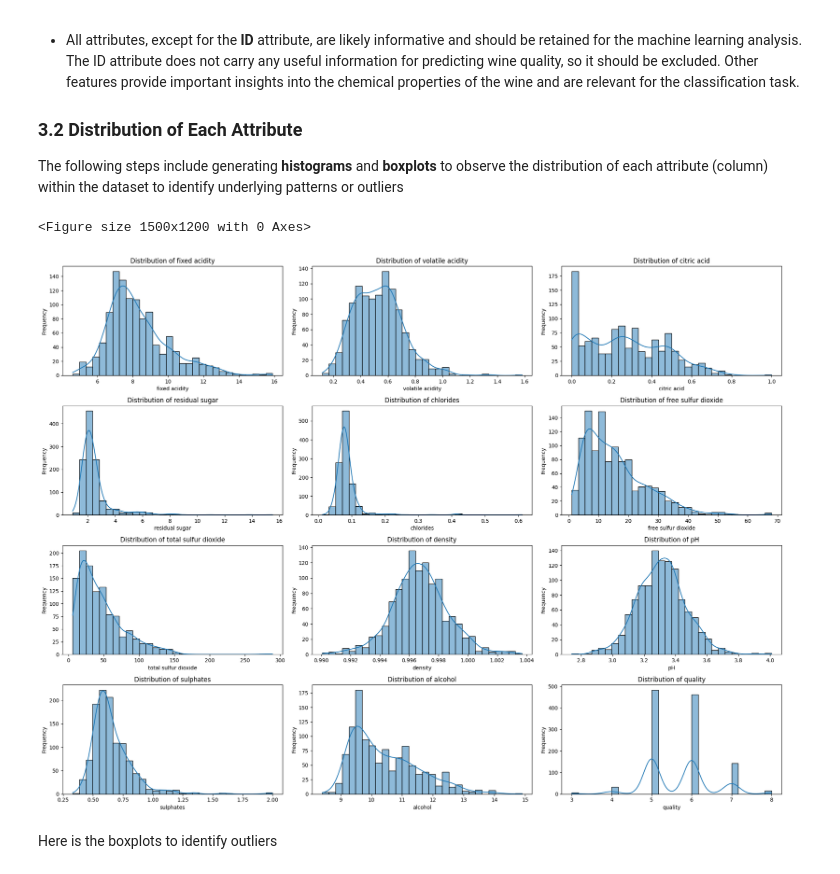
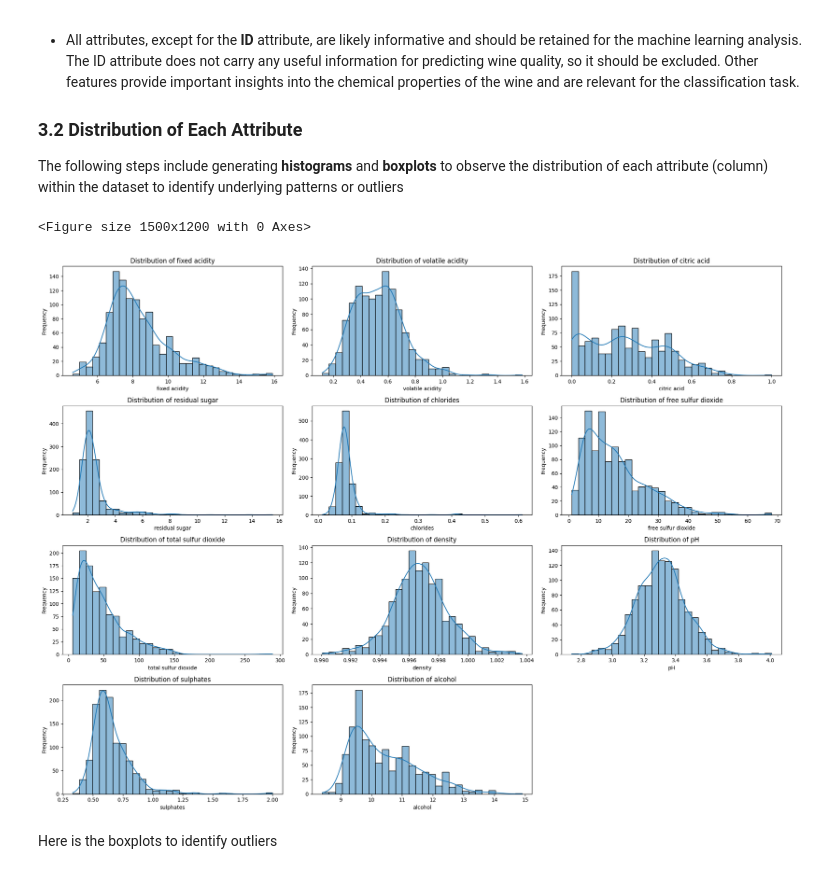
Before and after one commit to TonyWaffo/csi4106-fall2024, a Jupyter notebook: CSI4106_A1_Template.ipynb, the cells around one changed output. Cells and saved outputs as stored; diff of their text form; code cells hidden in the pictures.

```diff
--- a/CSI4106_A1_Template.ipynb
+++ b/CSI4106_A1_Template.ipynb
@@ -175,35 +223,35 @@ import pandas as pd
 import matplotlib.pyplot as plt
 import seaborn as sns
 
 # Load the dataset
 data = pd.read_csv("https://raw.githubusercontent.com/turcotte/csi4106-f24/main/assignments-data/a1/05/WineQT.csv")
 
 # Drop the 'Id' column
-data = data.drop(columns=['Id'])
+data = data.drop(columns=['Id',"quality"])
 
 # Set up the plotting environment
 plt.figure(figsize=(15, 12))
 
 # Get all column names except the first one if it's an index column
 attributes = data.columns
 
 # Histograms to examine the distribution
 plt.figure(figsize=(20, 15))
 num_attributes = len(attributes)  # Get the total number of attributes
 rows = (num_attributes // 3) + (num_attributes % 3 > 0)  # Calculate number of rows needed
 
 for i, attribute in enumerate(attributes):
     plt.subplot(rows, 3, i + 1)
     sns.histplot(data[attribute], bins=30, kde=True)
     plt.title(f'Distribution of {attribute}')
     plt.xlabel(attribute)
     plt.ylabel('Frequency')
 
 plt.tight_layout()
 plt.show()
 # %% [output]
 <Figure size 1500x1200 with 0 Axes>
-[figure, old version]
+[figure, new version]
 # %% [markdown]
 Here is the boxplots to identify outliers
 # %%
```
Also changed, not shown: parts of 12 cells of this notebook.
